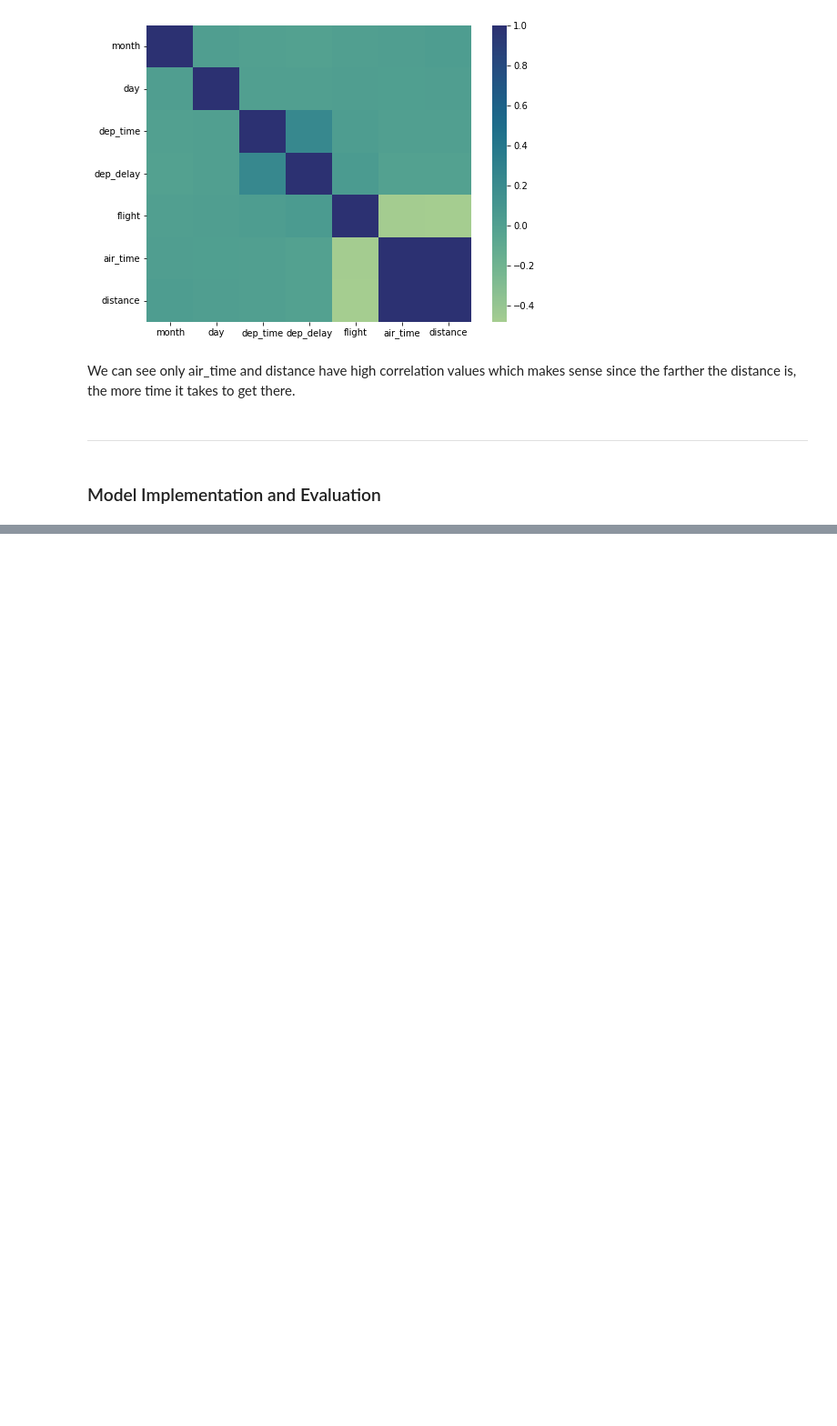
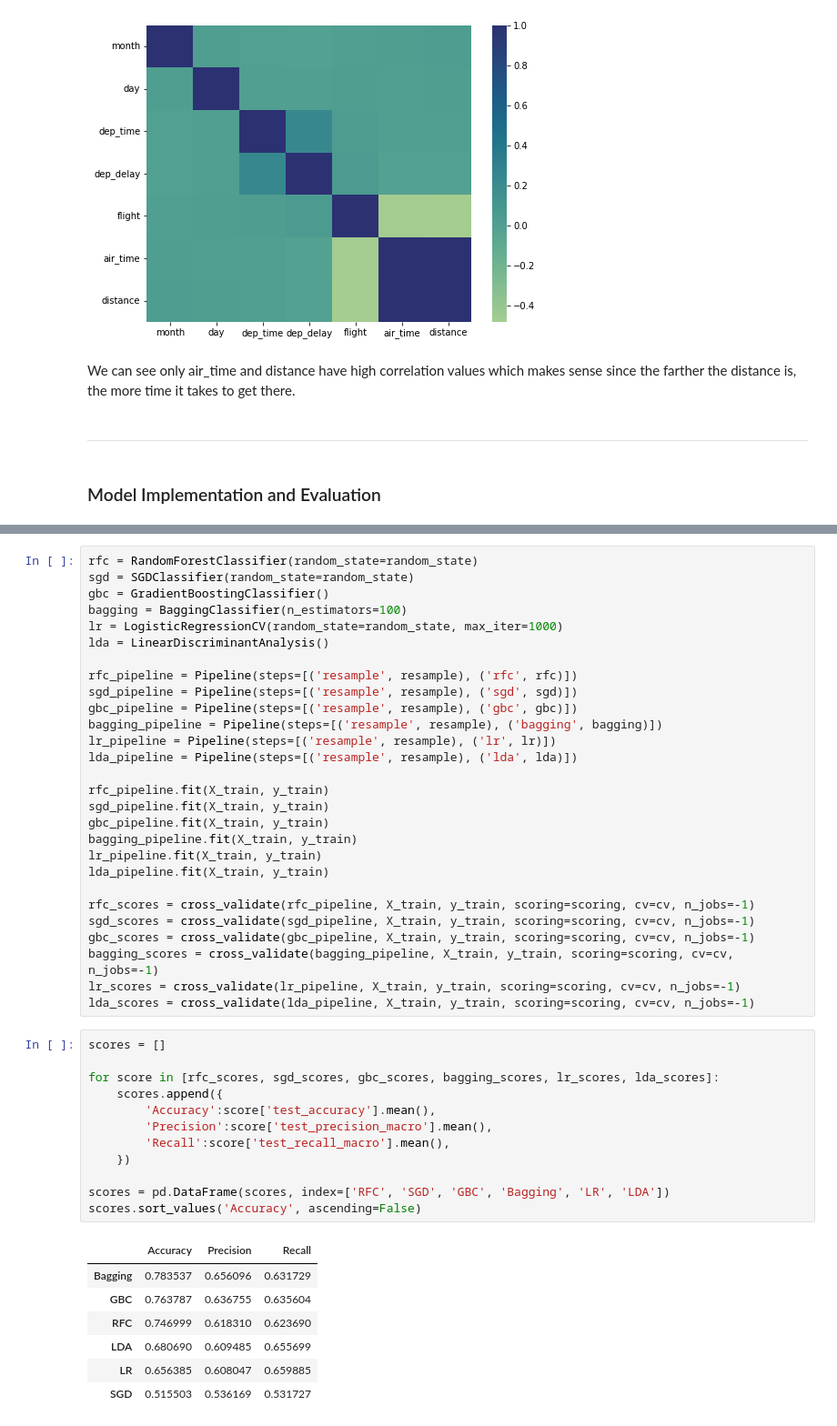
Before and after one commit to hsong1101/ADS-505-Project, a Jupyter notebook: ADS505_Group_Project.ipynb, the cells around one changed output, grey strips where cells are left out. Shown at 91% size. Drawn from its saved outputs; the diff is of its cells as text; blank space fills up the shorter version.

```diff
--- a/ADS505_Group_Project.ipynb
+++ b/ADS505_Group_Project.ipynb
@@ -586,0 +643,48 @@ We can see only air_time and distance have high correlation values which makes s
+# %%
+rfc = RandomForestClassifier(random_state=random_state)
+sgd = SGDClassifier(random_state=random_state)
+gbc = GradientBoostingClassifier()
+bagging = BaggingClassifier(n_estimators=100)
+lr = LogisticRegressionCV(random_state=random_state, max_iter=1000)
+lda = LinearDiscriminantAnalysis()
+
+rfc_pipeline = Pipeline(steps=[('resample', resample), ('rfc', rfc)])
+sgd_pipeline = Pipeline(steps=[('resample', resample), ('sgd', sgd)])
+gbc_pipeline = Pipeline(steps=[('resample', resample), ('gbc', gbc)])
+bagging_pipeline = Pipeline(steps=[('resample', resample), ('bagging', bagging)])
+lr_pipeline = Pipeline(steps=[('resample', resample), ('lr', lr)])
+lda_pipeline = Pipeline(steps=[('resample', resample), ('lda', lda)])
+
+rfc_pipeline.fit(X_train, y_train)
+sgd_pipeline.fit(X_train, y_train)
+gbc_pipeline.fit(X_train, y_train)
+bagging_pipeline.fit(X_train, y_train)
+lr_pipeline.fit(X_train, y_train)
+lda_pipeline.fit(X_train, y_train)
+
+rfc_scores = cross_validate(rfc_pipeline, X_train, y_train, scoring=scoring, cv=cv, n_jobs=-1)
+sgd_scores = cross_validate(sgd_pipeline, X_train, y_train, scoring=scoring, cv=cv, n_jobs=-1)
+gbc_scores = cross_validate(gbc_pipeline, X_train, y_train, scoring=scoring, cv=cv, n_jobs=-1)
+bagging_scores = cross_validate(bagging_pipeline, X_train, y_train, scoring=scoring, cv=cv, n_jobs=-1)
+lr_scores = cross_validate(lr_pipeline, X_train, y_train, scoring=scoring, cv=cv, n_jobs=-1)
+lda_scores = cross_validate(lda_pipeline, X_train, y_train, scoring=scoring, cv=cv, n_jobs=-1)
+# %%
+scores = []
+
+for score in [rfc_scores, sgd_scores, gbc_scores, bagging_scores, lr_scores, lda_scores]:
+    scores.append({
+        'Accuracy':score['test_accuracy'].mean(),
+        'Precision':score['test_precision_macro'].mean(),
+        'Recall':score['test_recall_macro'].mean(),
+    })
+
+scores = pd.DataFrame(scores, index=['RFC', 'SGD', 'GBC', 'Bagging', 'LR', 'LDA'])
+scores.sort_values('Accuracy', ascending=False)
+# %% [output]
+|  | Accuracy | Precision | Recall |
+| Bagging | 0.783537 | 0.656096 | 0.631729 |
+| GBC | 0.763787 | 0.636755 | 0.635604 |
+| RFC | 0.746999 | 0.618310 | 0.623690 |
+| LDA | 0.680690 | 0.609485 | 0.655699 |
+| LR | 0.656385 | 0.608047 | 0.659885 |
+| SGD | 0.515503 | 0.536169 | 0.531727 |
```
Also changed, not shown: parts of 14 cells of this notebook, 1 other file.
